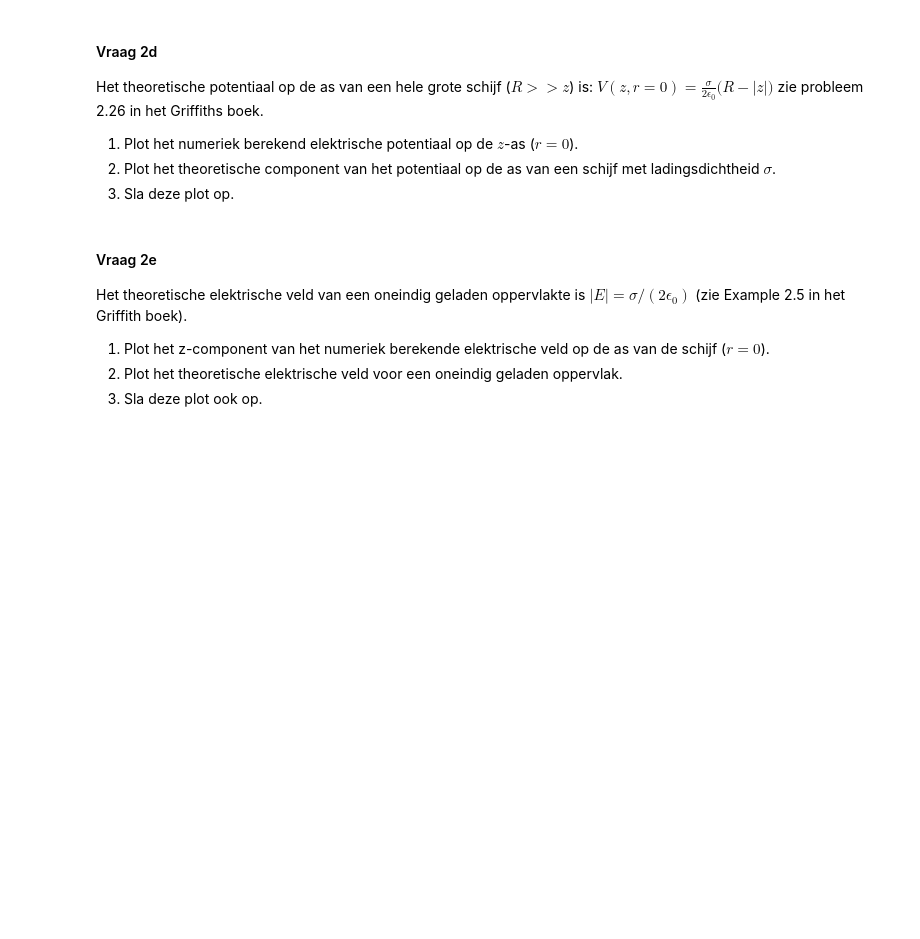
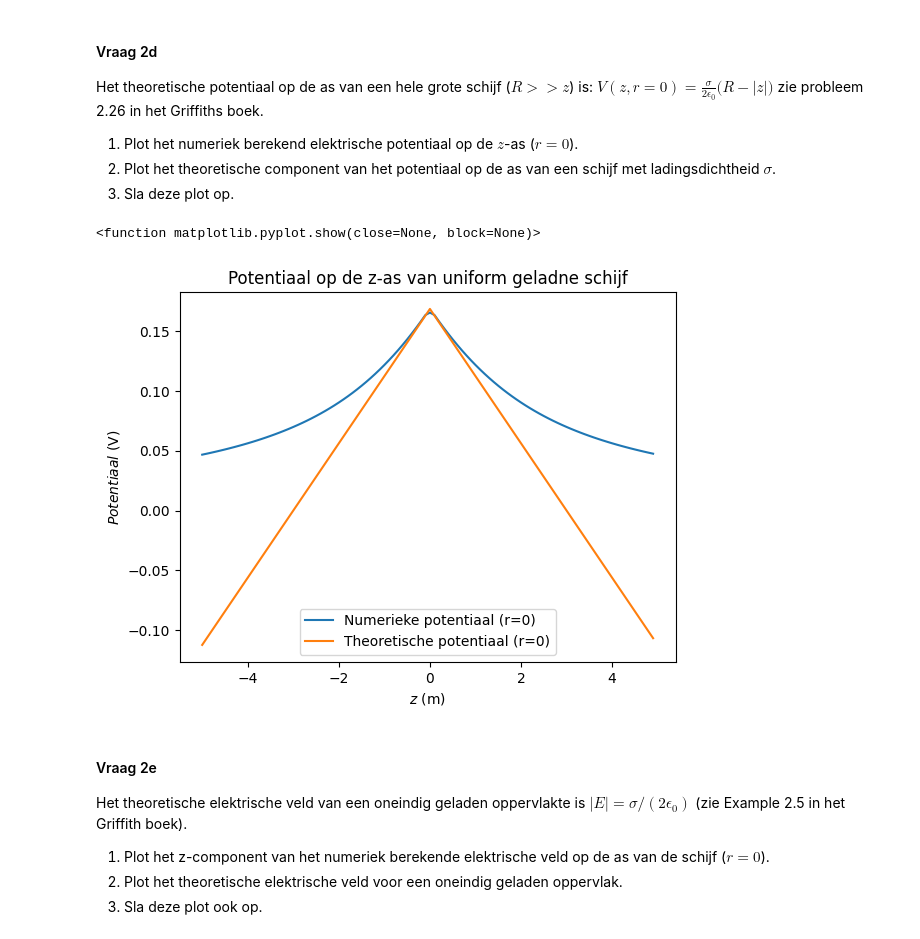
Before and after one commit to fKogelTU/opdrachten-DEF-D, a Jupyter notebook: DigitaleOntwerpopdrachten/1CondensatorOpdracht/CondensatorOntwerpopdracht.ipynb, the cells around one changed output. Saved outputs shown, nothing was run; the diff lists cells and outputs as text; code cells hidden in the pictures; blank space fills up the shorter version.

```diff
--- a/DigitaleOntwerpopdrachten/1CondensatorOpdracht/CondensatorOntwerpopdracht.ipynb
+++ b/DigitaleOntwerpopdrachten/1CondensatorOpdracht/CondensatorOntwerpopdracht.ipynb
@@ -229,7 +231,7 @@ Het aantal punten dat gebruikt wordt om de schijf te creëren is number_point_ch
 # %%
 ###
 # Theorie: uniforme verdeling betekent \sigma = n * q / A
-
+sigma = round(number_point_charges_on_disk * charge_one_point / (np.pi * disk_radius**2), 16)
 print("Ladingsdichtheid sigma:", round(number_point_charges_on_disk * charge_one_point / (np.pi * disk_radius**2), 16), "C/m^2")
 
 # Dit is wel interessant om op te merken: ik neem aan dat sigma idealiter 1e-12 is, maar dat er door de onvolkomenheden in het matchen van de 'grid' en de cirkel wat punten afvallen,
@@ -277,9 +286,25 @@ zie probleem 2.26 in het Griffiths boek.
 2. Plot het theoretische component van het potentiaal op de as van een schijf met ladingsdichtheid $\sigma$.
 3. Sla deze plot op.
 # %%
-###
-###Hier jouw code###
-###
+# Numeriek potentiaal op de z-as (r = 0)
+V_num = V[:, 0]
+
+# Theoretische potentiaal
+V_theorie = (sigma / (2 * epsilon0)) * (disk_radius - np.abs(z))
+
+plt.figure()
+plt.plot(z, V_num, label="Numerieke potentiaal (r=0)")
+plt.plot(z, V_theorie, label="Theoretische potentiaal (r=0)")
+plt.xlabel("$z$ (m)")
+plt.ylabel("$Potentiaal$ (V)")
+plt.title("Potentiaal op de z-as van uniform geladne schijf")
+plt.legend()
+
+plt.savefig("2d_plot", dpi=300)
+plt.show
+# %% [output]
+<function matplotlib.pyplot.show(close=None, block=None)>
+[figure, added]
 # %% [markdown]
 #### Vraag 2e
 
```
Also changed, not shown: parts of 25 cells of this notebook, 2 other files.
